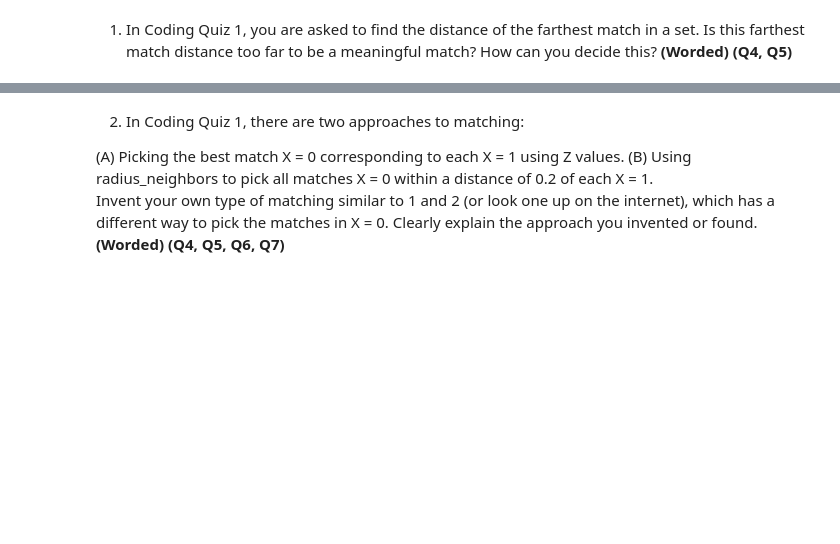
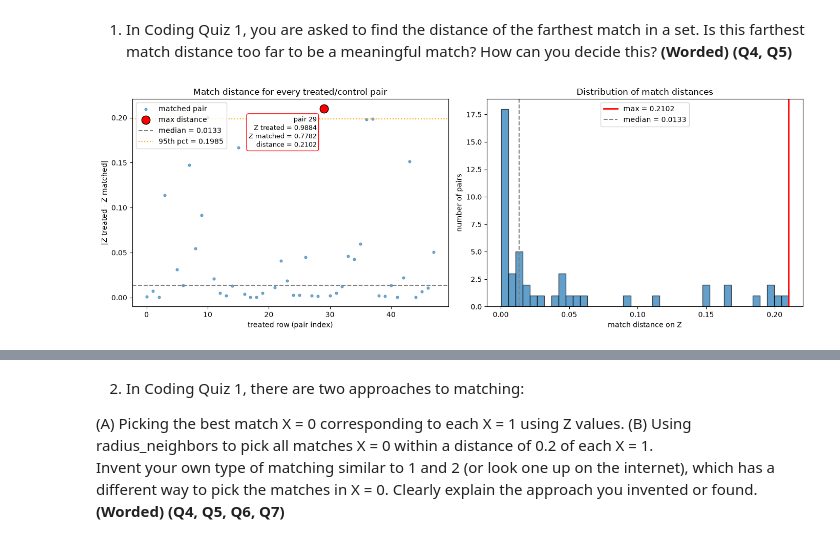
Before and after one commit to andre-bu-gitdev/DX702-mod-6, a Jupyter notebook: hw_reflection_1-4.ipynb, the cells around one changed output, grey strips where cells are left out. Drawn from its saved outputs; the diff is of its cells as text; code cells hidden in the pictures; blank space fills up the shorter version.

```diff
--- a/hw_reflection_1-4.ipynb
+++ b/hw_reflection_1-4.ipynb
@@ -5,3 +5,99 @@ submission if it is longer than that.*
 ##### **HW Reflection #1**
 # %% [markdown]
 1. In Coding Quiz 1, you are asked to find the distance of the farthest match in a set.  Is this farthest match distance too far to be a meaningful match?  How can you decide this? **(Worded) (Q4, Q5)**
+# %%
+import numpy as np
+import pandas as pd
+import matplotlib.pyplot as plt
+
+# ---- Load data ----
+mat_df = pd.read_csv("homework_1.2.csv")
+
+# ---- Identify treatment (X), matching variable (Z), outcome (Y) ----
+def is_binary(s):
+    v = pd.to_numeric(s, errors="coerce").dropna().unique()
+    return set(np.round(v, 12)) <= {0.0, 1.0}
+
+binary_cols = [c for c in mat_df.columns if is_binary(mat_df[c])]
+TREAT  = next((c for c in mat_df.columns if c.strip().upper() == "X"), binary_cols[0])
+MATCHV = next((c for c in mat_df.columns if c.strip().upper() == "Z"), None)
+OUTY   = next((c for c in mat_df.columns if c.strip().upper() == "Y"), None)
+
+rest = [c for c in mat_df.columns if c not in {TREAT, MATCHV, OUTY}]
+if MATCHV is None:
+    MATCHV = rest.pop(0)
+if OUTY is None:
+    OUTY = rest.pop(0)
+
+m = mat_df[[TREAT, MATCHV, OUTY]].dropna().reset_index(drop=True)
+treated = m[m[TREAT] == 1].reset_index(drop=True)
+control = m[m[TREAT] == 0].reset_index(drop=True)
+
+# ---- Nearest-neighbor matching on Z (with replacement) ----
+z_t = treated[MATCHV].to_numpy(float)
+z_c = control[MATCHV].to_numpy(float)
+
+order = np.argsort(z_c)
+zs = z_c[order]
+pos = np.clip(np.searchsorted(zs, z_t), 1, len(zs) - 1)
+take_left = np.abs(z_t - zs[pos - 1]) <= np.abs(zs[pos] - z_t)
+match_idx = order[np.where(take_left, pos - 1, pos)]
+dist = np.abs(z_t - z_c[match_idx])
+
+pairs = pd.DataFrame({
+    f"{MATCHV}_treated": z_t,
+    f"{MATCHV}_matched": z_c[match_idx],
+    "match_distance":    dist,
+    f"{OUTY}_treated":   treated[OUTY].to_numpy(),
+    f"{OUTY}_matched":   control[OUTY].to_numpy()[match_idx],
+})
+
+# ---- Plot all match distances and highlight the max ----
+d = pairs["match_distance"]
+i_max = d.idxmax()
+row = pairs.loc[i_max]
+right_side = i_max > len(d) / 2
+
+fig, (ax1, ax2) = plt.subplots(1, 2, figsize=(14, 5))
+
+ax1.scatter(pairs.index, d, s=12, alpha=0.6, label="matched pair")
+ax1.scatter(i_max, d[i_max], s=140, color="red", edgecolor="black", zorder=3,
+            label="max distance")
+ax1.axhline(d.median(), ls="--", color="gray", label=f"median = {d.median():.4f}")
+ax1.axhline(d.quantile(0.95), ls=":", color="orange",
+            label=f"95th pct = {d.quantile(0.95):.4f}")
+ax1.annotate(
+    f"pair {i_max}\n"
+    f"{MATCHV} treated = {row[f'{MATCHV}_treated']:.4f}\n"
+    f"{MATCHV} matched = {row[f'{MATCHV}_matched']:.4f}\n"
+    f"distance = {d[i_max]:.4f}",
+    xy=(i_max, d[i_max]), xytext=(-10 if right_side else 10, -10),
+    textcoords="offset points", ha="right" if right_side else "left",
+    va="top", fontsize=9, bbox=dict(boxstyle="round", fc="white", ec="red"))
+ax1.set_xlabel("treated row (pair index)")
+ax1.set_ylabel(f"|{MATCHV} treated - {MATCHV} matched|")
+ax1.set_title("Match distance for every treated/control pair")
+ax1.legend(loc="upper left")
+
+ax2.hist(d, bins=40, edgecolor="black", alpha=0.7)
+ax2.axvline(d[i_max], color="red", lw=2, label=f"max = {d[i_max]:.4f}")
+ax2.axvline(d.median(), color="gray", ls="--", label=f"median = {d.median():.4f}")
+ax2.set_xlabel(f"match distance on {MATCHV}")
+ax2.set_ylabel("number of pairs")
+ax2.set_title("Distribution of match distances")
+ax2.legend()
+
+plt.tight_layout()
+plt.show()
+
+# ---- Summary ----
+z_sd = treated[MATCHV].std()
+print(f"columns: X={TREAT}, Z={MATCHV}, Y={OUTY}")
+print(f"treated: {len(treated)}, control: {len(control)}, pairs: {len(pairs)}")
+print(f"max distance: {d[i_max]:.6f} (pair {i_max})")
+print(f"max is {d[i_max] / d.median():.1f}x the median distance")
+print(f"max distance = {d[i_max] / z_sd:.2f} SDs of {MATCHV}")
+print("\nmax pair:")
+print(row)
+# %% [output]
+[figure, added]
```
Also changed, not shown: parts of 4 cells of this notebook, 1 other file.
